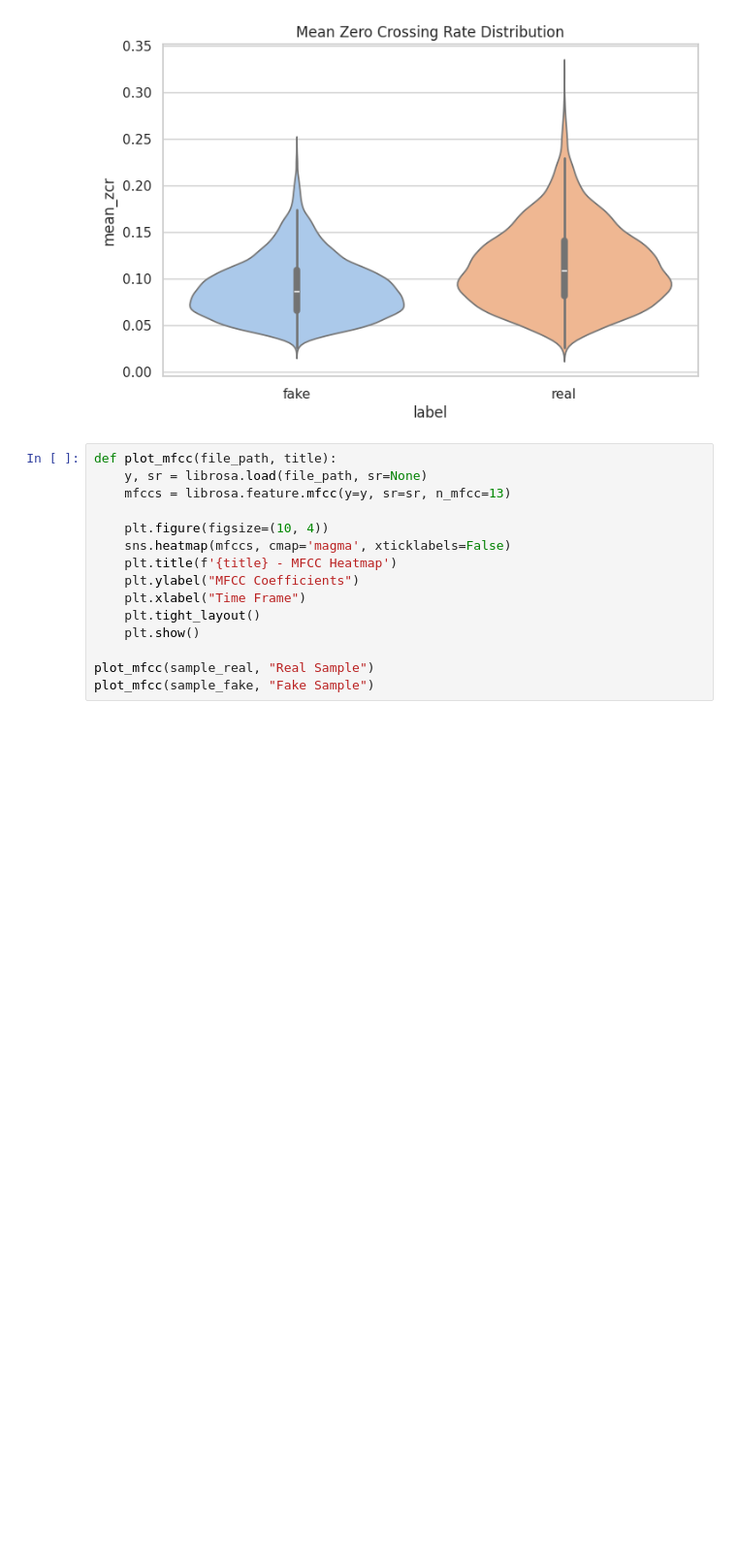
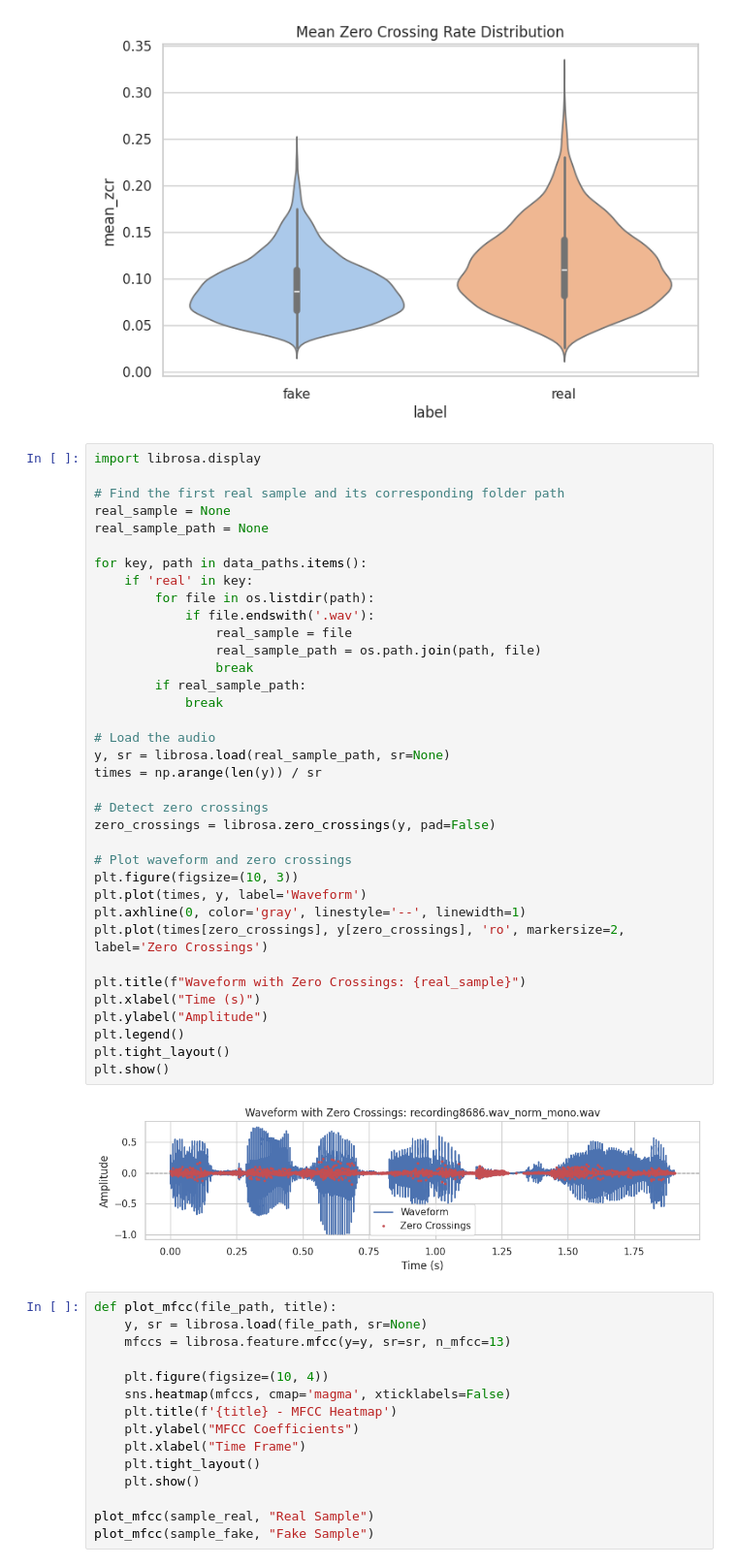
Before and after one commit to harshkharwar1204/Deepfake_audio_detection, a Jupyter notebook: Deepfake_Audio_Detection.ipynb, the cells around one changed output. Shown: that part at 97% size. Cells and saved outputs as stored; diff of their text form; blank space fills up the shorter version.

```diff
--- a/Deepfake_Audio_Detection.ipynb
+++ b/Deepfake_Audio_Detection.ipynb
@@ -296,6 +295,44 @@ Passing `palette` without assigning `hue` is deprecated and will be removed in v
 
   sns.violinplot(data=zcr_df, x='label', y='mean_zcr', palette='pastel')
 [figure]
+# %%
+import librosa.display
+
+# Find the first real sample and its corresponding folder path
+real_sample = None
+real_sample_path = None
+
+for key, path in data_paths.items():
+    if 'real' in key:
+        for file in os.listdir(path):
+            if file.endswith('.wav'):
+                real_sample = file
+                real_sample_path = os.path.join(path, file)
+                break
+        if real_sample_path:
+            break
+
+# Load the audio
+y, sr = librosa.load(real_sample_path, sr=None)
+times = np.arange(len(y)) / sr
+
+# Detect zero crossings
+zero_crossings = librosa.zero_crossings(y, pad=False)
+
+# Plot waveform and zero crossings
+plt.figure(figsize=(10, 3))
+plt.plot(times, y, label='Waveform')
+plt.axhline(0, color='gray', linestyle='--', linewidth=1)
+plt.plot(times[zero_crossings], y[zero_crossings], 'ro', markersize=2, label='Zero Crossings')
+
+plt.title(f"Waveform with Zero Crossings: {real_sample}")
+plt.xlabel("Time (s)")
+plt.ylabel("Amplitude")
+plt.legend()
+plt.tight_layout()
+plt.show()
+# %% [output]
+[figure, added]
 # %%
 def plot_mfcc(file_path, title):
     y, sr = librosa.load(file_path, sr=None)
```
Also changed, not shown: parts of 15 cells of this notebook.
